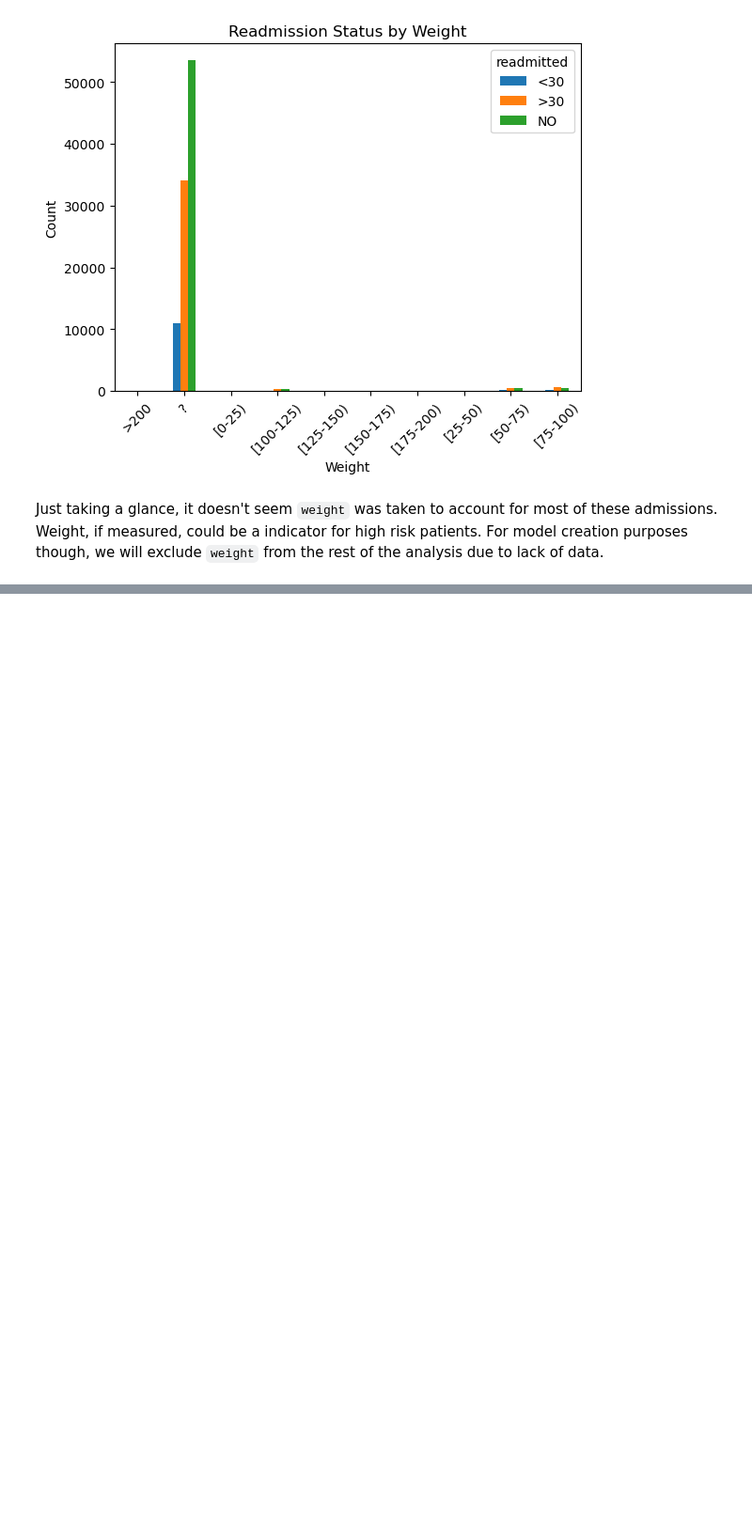
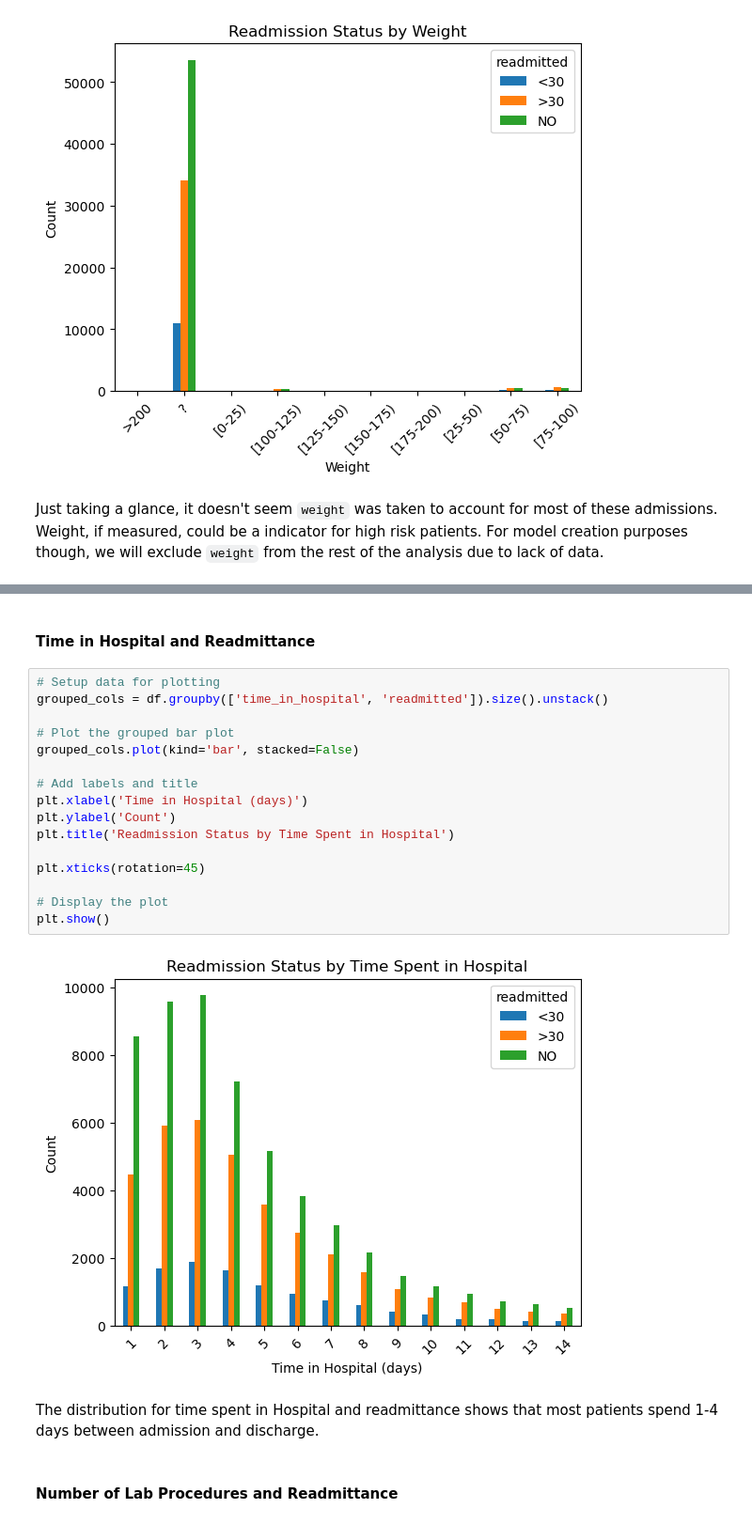
Before and after one commit to cjmagana/predicting_readmission_diabetes, a Jupyter notebook: predicting_readmission_diabetes.ipynb, the cells around one changed output, grey strips where cells are left out. Shown at 94% size. Saved outputs shown, nothing was run; the diff lists cells and outputs as text; blank space fills up the shorter version.

```diff
--- a/predicting_readmission_diabetes.ipynb
+++ b/predicting_readmission_diabetes.ipynb
@@ -390,0 +462,24 @@ Just taking a glance, it doesn't seem `weight` was taken to account for most of
+# %% [markdown]
+#### Time in Hospital and Readmittance
+# %%
+# Setup data for plotting
+grouped_cols = df.groupby(['time_in_hospital', 'readmitted']).size().unstack()
+
+# Plot the grouped bar plot
+grouped_cols.plot(kind='bar', stacked=False)
+
+# Add labels and title
+plt.xlabel('Time in Hospital (days)')
+plt.ylabel('Count')
+plt.title('Readmission Status by Time Spent in Hospital')
+
+plt.xticks(rotation=45)
+
+# Display the plot
+plt.show()
+# %% [output]
+[figure, added]
+# %% [markdown]
+The distribution for time spent in Hospital and readmittance shows that most patients spend 1-4 days between admission and discharge.
+# %% [markdown]
+#### Number of Lab Procedures and Readmittance
```
Also changed, not shown: parts of 60 cells of this notebook.
